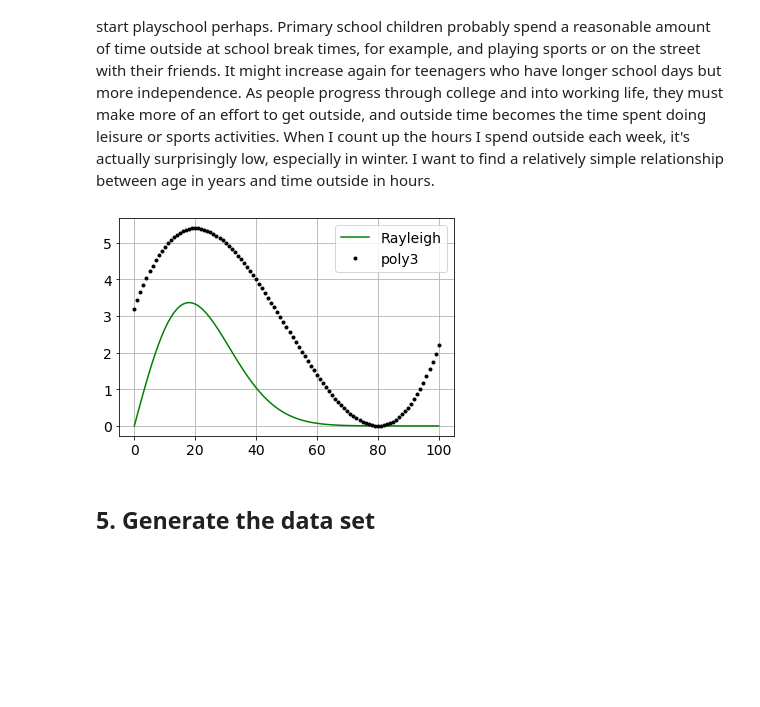
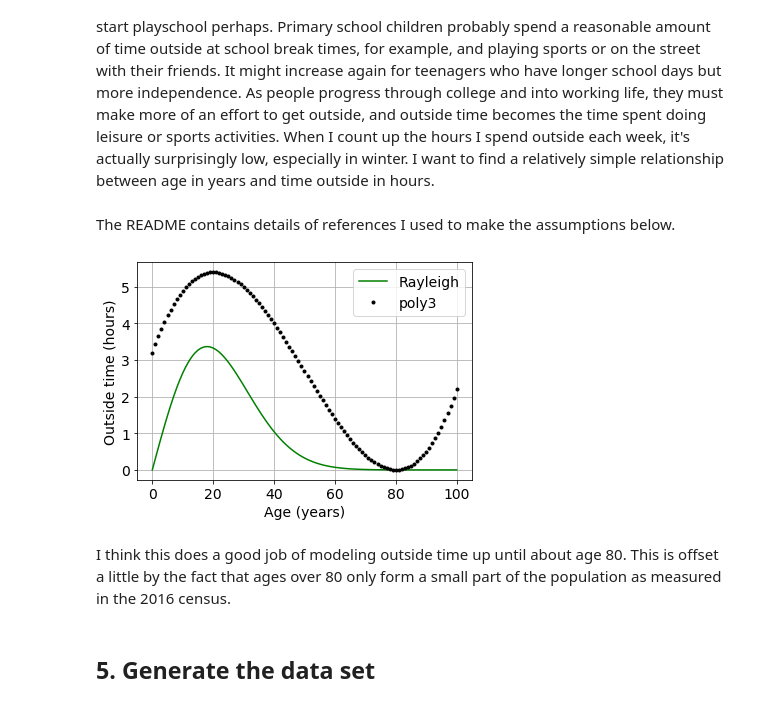
Before and after one commit to elizabethdaly/simulating-data, a Jupyter notebook: eyesight.ipynb, the cells around one changed output. Drawn from its saved outputs; the diff is of its cells as text; code cells hidden in the pictures; blank space fills up the shorter version.

```diff
--- a/eyesight.ipynb
+++ b/eyesight.ipynb
@@ -364,36 +373,42 @@ I played around with various parameters until I found the one which best mimics
 Lots of articles on myopia will say that time spent outdoors is thought to have a protective effect against myopia. I guess the reason is that if someone increases the amount of time they spend outside, they must be reducing the time they spend inside doing close work like reading, or looking at phone and computer screens. When outside we tend to be looking at objects in the distance so our eyes are not working hard to bring close objects into focus. Imagine children in a playground or playing catch in the school yard, and adults out walking the dog or playing five-a-side football.
 # %% [markdown]
 I will model environmental factors as a numerical variable, with one decimal place, representing hours spent outside per week. It will have a minimum value of zero. I will attempt to estimate in a very general way how much time people spend outside at different stages of their life. So this variable will depend on the age variable above. Babies don't spend too much time outside, but this increases when they become toddlers and start playschool perhaps. Primary school children probably spend a reasonable amount of time outside at school break times, for example, and playing sports or on the street with their friends. It might increase again for teenagers who have longer school days but more independence. As people progress through college and into working life, they must make more of an effort to get outside, and outside time becomes the time spent doing leisure or sports activities. When I count up the hours I spend outside each week, it's actually surprisingly low, especially in winter. I want to find a relatively simple relationship between age in years and time outside in hours.
+# %% [markdown]
+The README contains details of references I used to make the assumptions below.
 # %%
 # Expect hours outside to vary with age, looks like the pdf for a Rayleigh - too complicated. Use third order poly.
 # Here I am contriving a relationship that np.polyfit might be able to find later on.
 x = np.arange(0, 101)
 
 # mean, scale
 m, s = 18, 5
 ray_pdf = lambda s, x: 100  * (x / s ** 2) * ( np.exp( (-x **2) / (2 * s **2) )  )
 plt.plot(x, ray_pdf(m, x), 'g-', label='Rayleigh')
 
 #exp_pdf = lambda s, x: 50 * (1 / s ) * np.exp( - (x / s) )
 #plt.plot(x, exp_pdf(m, x), 'r-')
 #log_pdf = lambda m, s, x: 100 * (np.exp(- (x - m) / s ) ) / ( s * ( 1 +  (np.exp(- (x - m) / s ) ) ) ** 2 )
 
-# Try third order polynomial with roots at -1, +80 and scale appropriately.
+# Also try a third order polynomial with roots at -1, +80 and scale appropriately.
 p3 = 0.00005 * ((x + 10) * (x - 80) * (x - 80))
 #check = 0.00005 * ((x ** 3) - 150 * (x ** 2) + 4800 * x + 64000)
 #p2 = 0.00005 * (- 150 * (x ** 2) + 4800 * x + 64000)
 #p1 = 0.00005 * (4800 * x + 64000)
 
 plt.plot(x, p3, 'k.', label='poly3')
 #plt.plot(x, check, 'r-', label='check')
 #plt.plot(x, p2, 'b-', label='p2')
 #plt.plot(x, p1, 'c-', label='p1')
 
 plt.legend()
 #plt.xlim(0, 80)
+plt.xlabel("Age (years)")
+plt.ylabel("Outside time (hours)")
 plt.grid()
 # %% [output]
-[figure, old version]
+[figure, new version]
+# %% [markdown]
+I think this does a good job of modeling outside time up until about age 80. This is offset a little by the fact that ages over 80 only form a small part of the population as measured in the 2016 census.
 # %% [markdown]
 ## 5. Generate the data set
 # %% [markdown]
```
Also changed, not shown: parts of 23 cells of this notebook, 1 other file.
